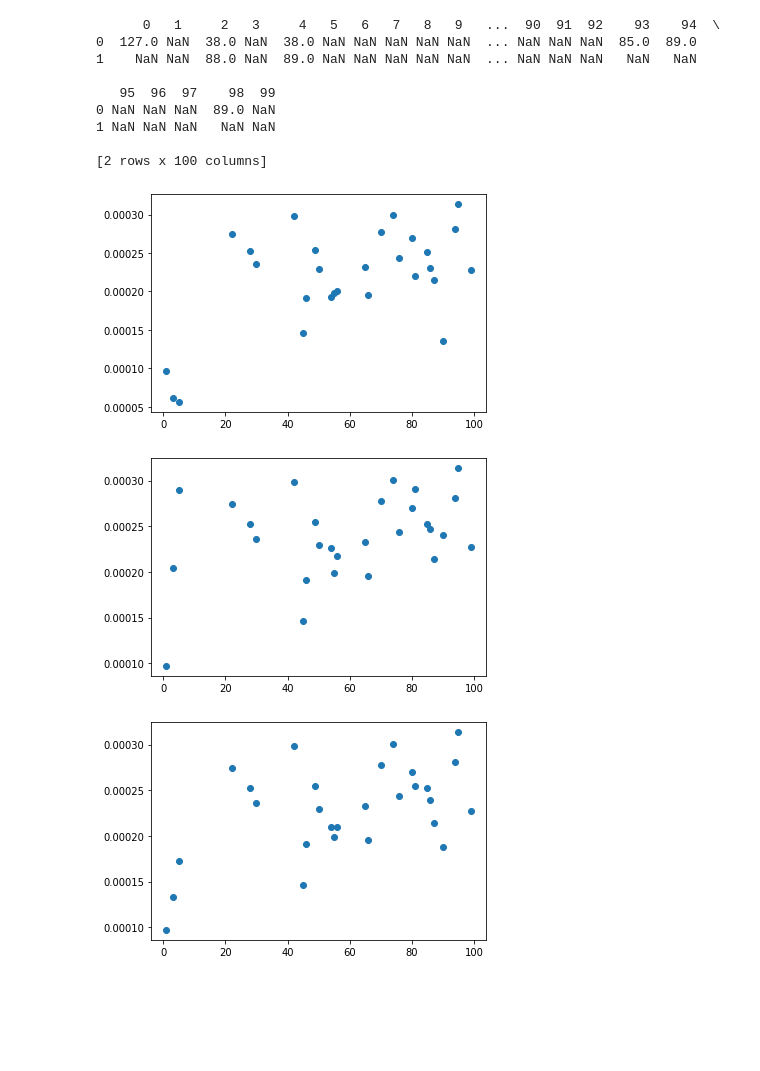
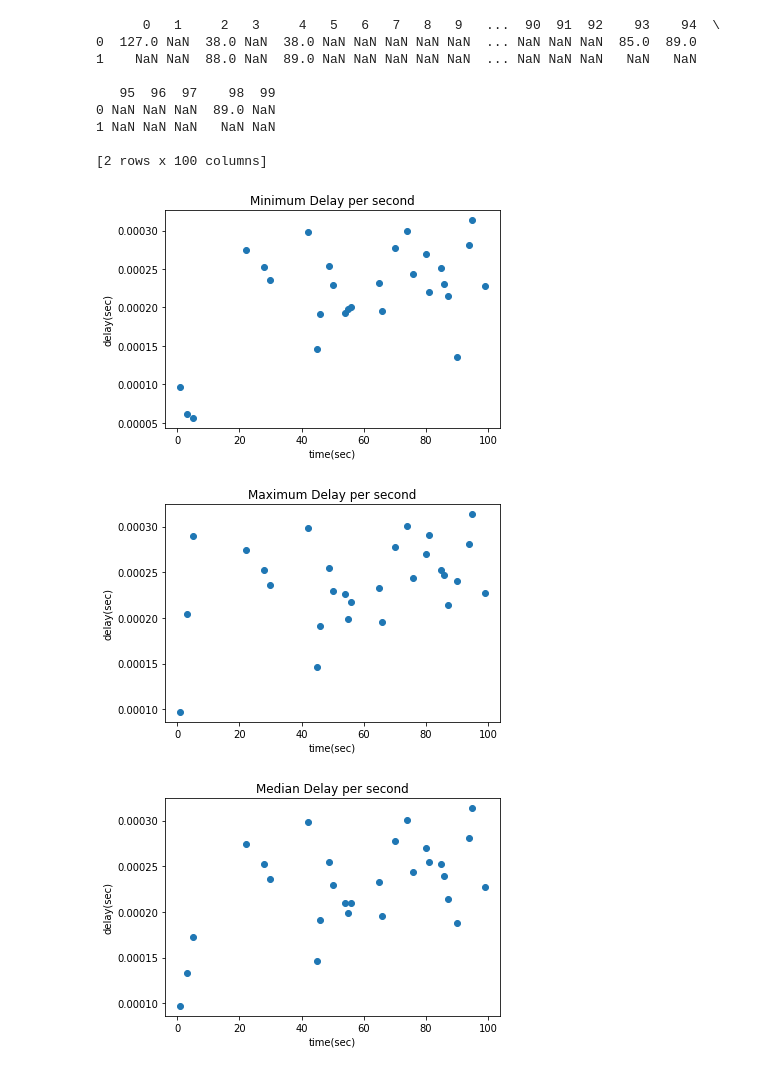
Before and after one commit to yangzho12138/Distributed-System, a Jupyter notebook: mp0/sketch/sketch.ipynb, the cells around one changed output. Cells and saved outputs as stored; diff of their text form; code cells hidden in the pictures; blank space fills up the shorter version.

```diff
--- a/mp0/sketch/sketch.ipynb
+++ b/mp0/sketch/sketch.ipynb
@@ -64,24 +64,33 @@ print(bandwidths_form)
 # %%
 # sketch for min delay
 timeRange = range(1, 101)
 min_delays = delays_form.min()
 plt.scatter(timeRange, min_delays)
+plt.title("Minimum Delay per second")
+plt.xlabel("time(sec)")
+plt.ylabel("delay(sec)")
 plt.show()
 # %% [output]
-[figure, old version]
+[figure, new version]
 # %%
 # sketch for max delay
 max_delays = delays_form.max()
 plt.scatter(timeRange, max_delays)
+plt.title("Maximum Delay per second")
+plt.xlabel("time(sec)")
+plt.ylabel("delay(sec)")
 plt.show()
 # %% [output]
-[figure, old version]
+[figure, new version]
 # %%
 # sketch for median delay
 median_delays = delays_form.median()
 plt.scatter(timeRange, median_delays)
+plt.title("Median Delay per second")
+plt.xlabel("time(sec)")
+plt.ylabel("delay(sec)")
 plt.show()
 # %% [output]
-[figure, old version]
+[figure, new version]
 # %%
 # sketch for 90th percentile delay
```
Also changed, not shown: parts of 2 cells of this notebook, 1 other file.
